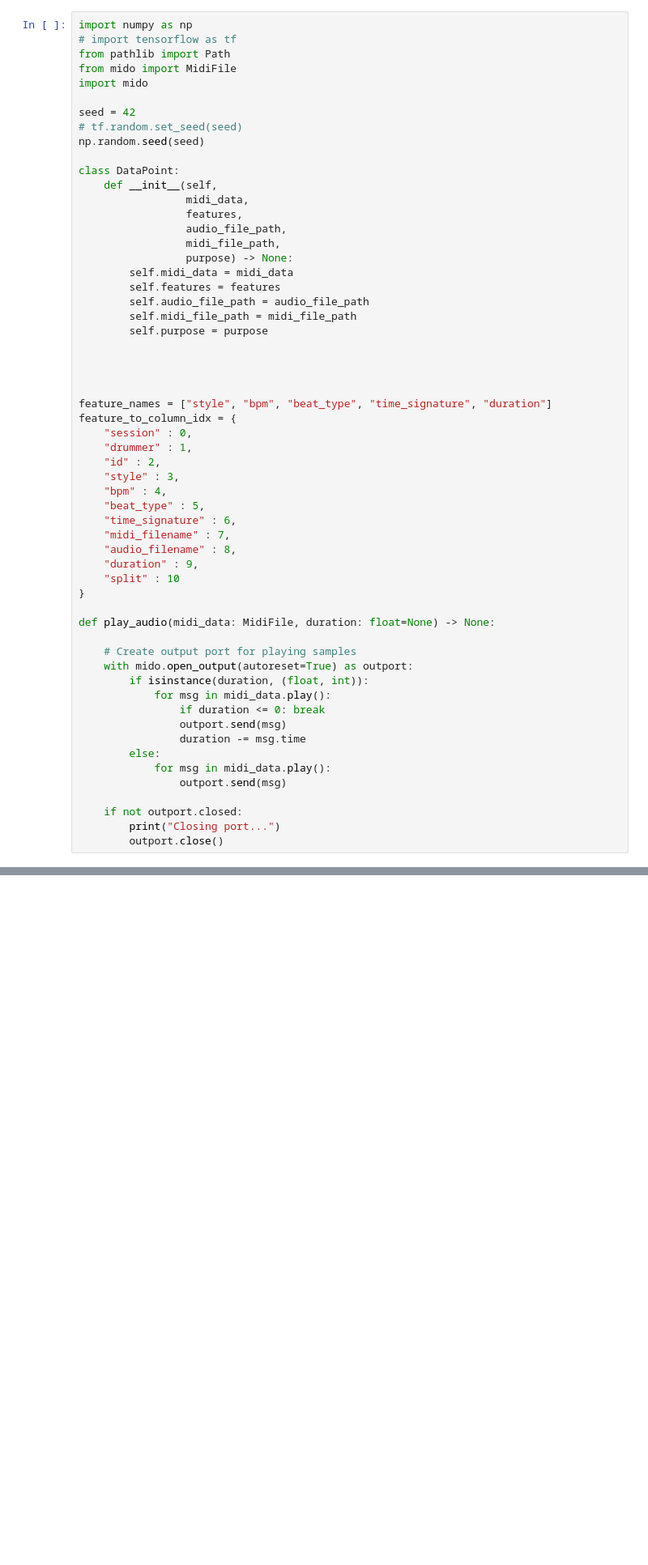
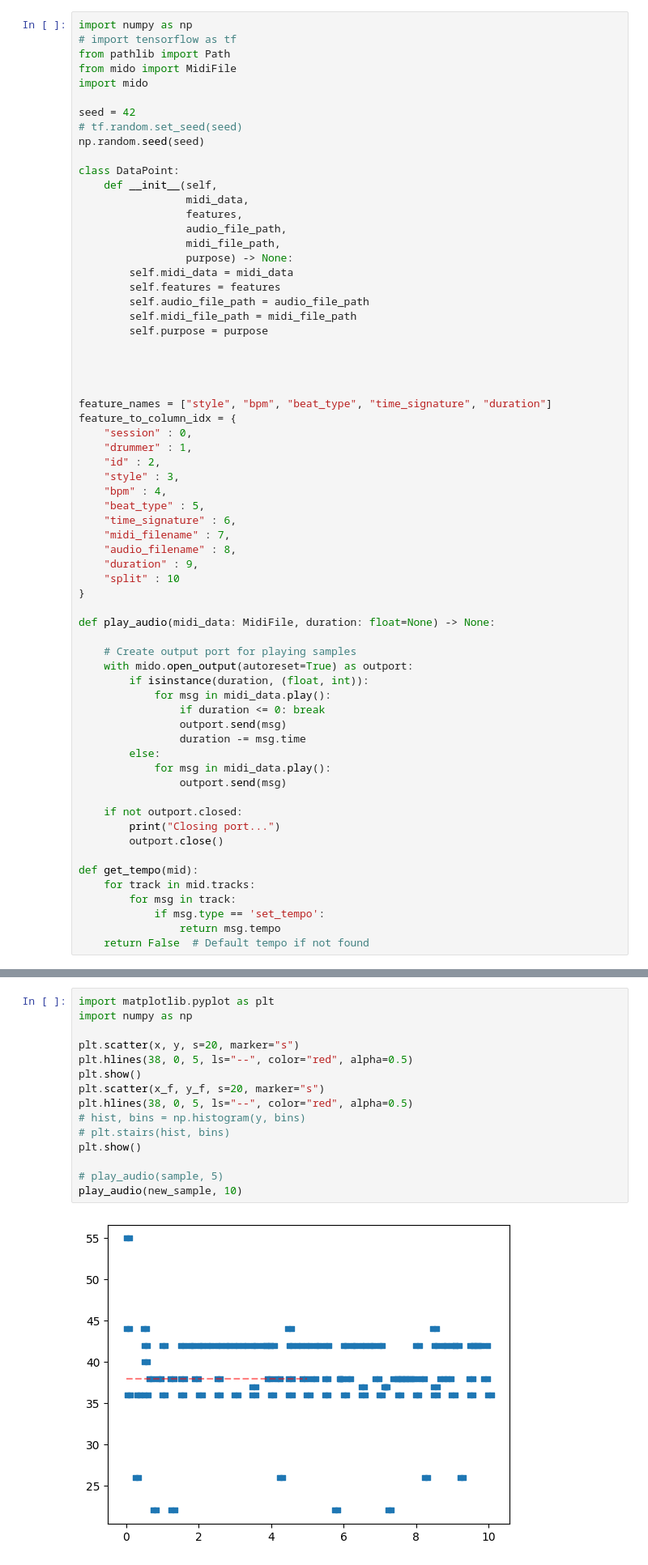
Before and after one commit to MrJoun/NN_Drummer_Beat_Project, a Jupyter notebook: jax_playground.ipynb, the cells around one changed output, grey strips where cells are left out. Shown at 81% size. Cells and saved outputs as stored; diff of their text form; blank space fills up the shorter version.

```diff
--- a/jax_playground.ipynb
+++ b/jax_playground.ipynb
@@ -94,3 +94,10 @@ def play_audio(midi_data: MidiFile, duration: float=None) -> None:
     if not outport.closed:
         print("Closing port...")
         outport.close()
+
+def get_tempo(mid):
+    for track in mid.tracks:
+        for msg in track:
+            if msg.type == 'set_tempo':
+                return msg.tempo
+    return False  # Default tempo if not found
@@ -247,0 +357,17 @@ play_audio(mido.MidiFile("test"), 5)
+# %%
+import matplotlib.pyplot as plt
+import numpy as np
+
+plt.scatter(x, y, s=20, marker="s")
+plt.hlines(38, 0, 5, ls="--", color="red", alpha=0.5)
+plt.show()
+plt.scatter(x_f, y_f, s=20, marker="s")
+plt.hlines(38, 0, 5, ls="--", color="red", alpha=0.5)
+# hist, bins = np.histogram(y, bins)
+# plt.stairs(hist, bins)
+plt.show()
+
+# play_audio(sample, 5)
+play_audio(new_sample, 10)
+# %% [output]
+[figure, added]
```
Also changed, not shown: parts of 15 cells of this notebook, 1 other file.
